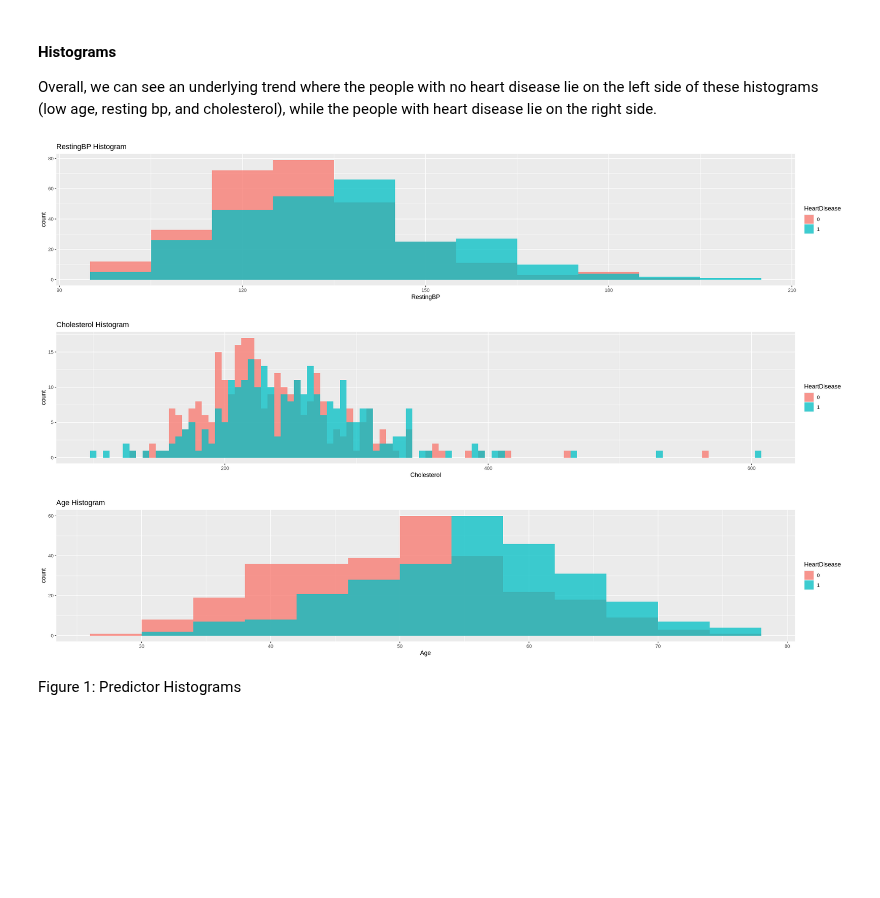
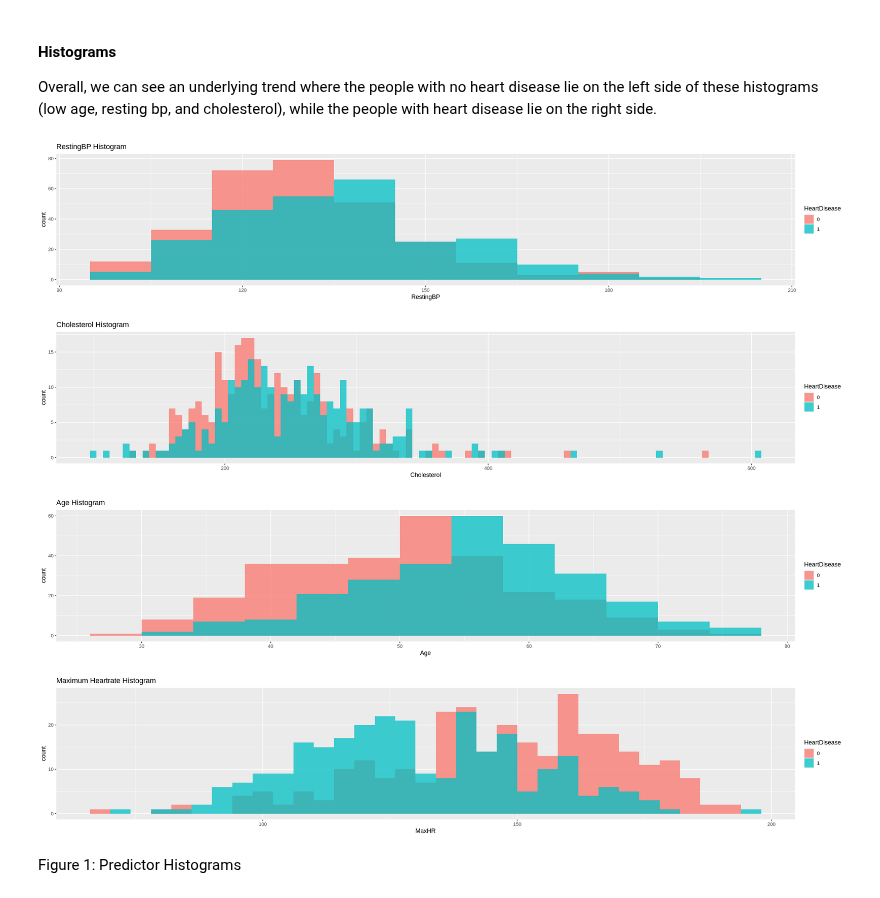
Before and after one commit to josephsoo/dsci_100_group_12, a Jupyter notebook: Project report.ipynb, the cells around one changed output. Cells and saved outputs as stored; diff of their text form; code cells hidden in the pictures; blank space fills up the shorter version.

```diff
--- a/Project report.ipynb
+++ b/Project report.ipynb
@@ -193,28 +193,34 @@ Overall, we can see an underlying trend where the people with no heart disease l
 # %%
 options(repr.plot.width = 20, repr.plot.height = 4)
 
 bp_histo <- heart_train |> ggplot(aes(x = RestingBP, fill = HeartDisease)) +
     geom_histogram(position = "identity", binwidth = 10, alpha = 0.75) +
     labs(title = "RestingBP Histogram")
 
 cholesterol_histo <- heart_train |> ggplot(aes(x = Cholesterol, fill = HeartDisease)) +
     geom_histogram(position = "identity", binwidth = 5, alpha = 0.75) +
     labs(title = "Cholesterol Histogram")
 
 
 age_histo <- heart_train |> ggplot(aes(x = Age, fill = HeartDisease)) +
     geom_histogram(position = "identity", binwidth = 4, alpha = 0.75) +
     labs(title = "Age Histogram")
 
+maxhr_histo <- heart_train |> ggplot(aes(x = MaxHR, fill = HeartDisease)) +
+    geom_histogram(position = "identity", binwidth = 4, alpha = 0.75) +
+    labs(title = "Maximum Heartrate Histogram")
+
 
 
 bp_histo
 cholesterol_histo
 age_histo
+maxhr_histo
 # %% [output]
 [figure]
 [figure]
 [figure]
+[figure, added]
 # %% [markdown]
 Figure 1: Predictor Histograms
 # %% [markdown]
```
Also changed, not shown: parts of 2 cells of this notebook.
